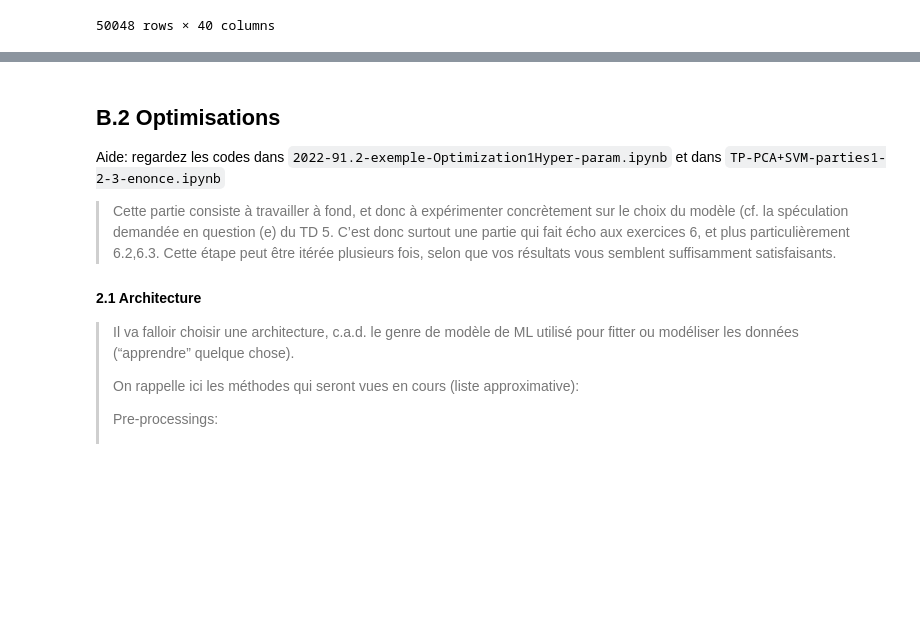
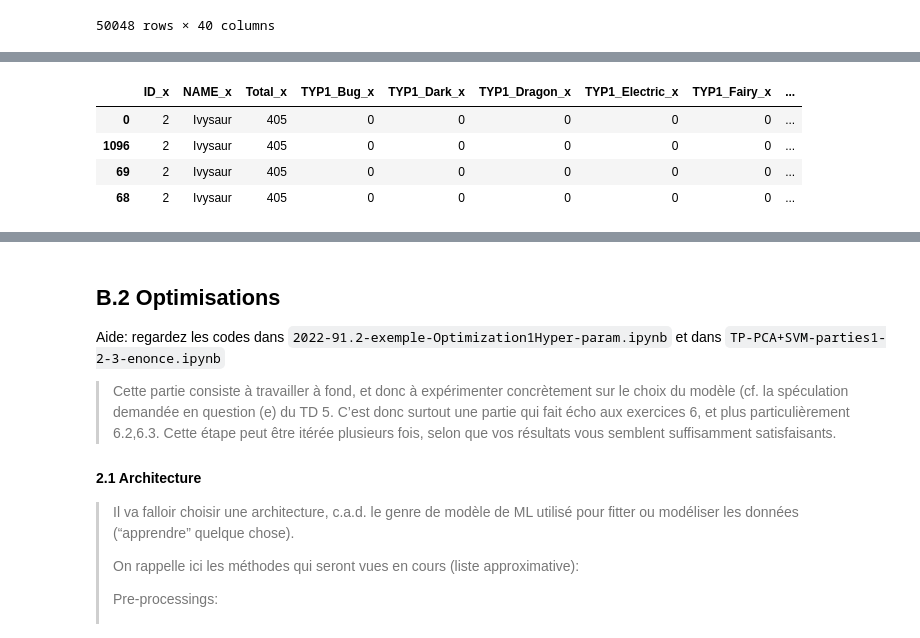
Before and after one commit to ThomasLEBRET/IAS-combatPokemon, a Jupyter notebook: BOUSSOUARFeriel_CORVESTAlex_LEBRETThoams_MANSOURIMarc/projetFinal.ipynb, the cells around one changed output, grey strips where cells are left out. Saved outputs shown, nothing was run; the diff lists cells and outputs as text; code cells hidden in the pictures; blank space fills up the shorter version.

Commit message:
Coefficient des types majeurs mis en relations

```diff
--- a/BOUSSOUARFeriel_CORVESTAlex_LEBRETThoams_MANSOURIMarc/projetFinal.ipynb
+++ b/BOUSSOUARFeriel_CORVESTAlex_LEBRETThoams_MANSOURIMarc/projetFinal.ipynb
@@ -588,0 +521,18 @@ for i in type1.columns:
+# %%
+def parcoursType(typeI):
+    dicoPoke = {}
+    for i in typeI.iterrows():
+        index = i[0]
+        for t in indexOrder:
+            val = i[1][t]
+            if val == 1:
+                dicoPoke[index] = [t]
+    return dicoPoke
+
+T1Dico = parcoursType(type1X)
+T2Dico = parcoursType(type1Y)
+
+for key, val in T1Dico.items():
+    T1Dico[key].append(T2Dico[key])
+
+T1Dico
@@ -588,0 +589,77 @@ for i in type1.columns:
+# %%
+def COEFF(TDico):
+
+    very_effective_dict = {'TYP1_Normal_x': [],
+                           'TYP1_Fighting_x': ['TYP1_Normal_x', 'TYP1_Rock_x', 'TYP1_Steel_x', 'TYP1_Ice_x', 'TYP1_Dark_x'],
+                           'TYP1_Flying_x': ['TYP1_Fighting_x', 'TYP1_Bug_x', 'TYP1_Grass_x'],
+                           'TYP1_Poison_x': ['TYP1_Grass_x', 'TYP1_Fairy_x'],
+                           'TYP1_Ground_x': ['TYP1_Poison_x', 'TYP1_Rock_x', 'TYP1_Steel_x', 'TYP1_Fire_x', 'TYP1_Electric_x'],
+                           'TYP1_Rock_x': ['TYP1_Flying_x', 'TYP1_Bug_x', 'TYP1_Fire_x', 'TYP1_Ice_x'],
+                           'TYP1_Bug_x': ['TYP1_Grass_x', 'TYP1_Psychic_x', 'TYP1_Dark_x'],
+                           'TYP1_Ghost_x': ['TYP1_Ghost_x', 'TYP1_Psychic_x'],
+                           'TYP1_Steel_x': ['TYP1_Rock_x', 'TYP1_Ice_x', 'TYP1_Fairy_x'],
+                           'TYP1_Fire_x': ['TYP1_Bug_x', 'TYP1_Steel_x', 'TYP1_Grass_x', 'TYP1_Ice_x'],
+                           'TYP1_Water_x': ['TYP1_Ground_x', 'TYP1_Rock_x', 'TYP1_Fire_x'],
+                           'TYP1_Grass_x': ['TYP1_Ground_x', 'TYP1_Rock_x', 'TYP1_Water_x'],
+                           'TYP1_Electric_x': ['TYP1_Flying_x', 'TYP1_Water_x'],
+                           'TYP1_Psychic_x': ['TYP1_Fighting_x', 'TYP1_Poison_x'],
+                           'TYP1_Ice_x': ['TYP1_Flying_x', 'TYP1_Ground_x', 'TYP1_Grass_x', 'TYP1_Dragon_x'],
+                           'TYP1_Dragon_x': ['TYP1_Dragon_x'],
+                           'TYP1_Dark_x': ['TYP1_Ghost_x', 'TYP1_Psychic_x'],
+                           'TYP1_Fairy_x': ['TYP1_Fighting_x', 'TYP1_Dragon_x', 'TYP1_Dark_x'],
+                           'TYP1_NA_x': []}
+
+    not_very_effective_dict = {'TYP1_Normal_x': ['TYP1_Rock_x', 'TYP1_Steel_x'],
+                               'TYP1_Fighting_x': ['TYP1_Flying_x', 'TYP1_Poison_x', 'TYP1_Bug_x', 'TYP1_Psychic_x', 'TYP1_Fairy_x'],
+                               'TYP1_Flying_x': ['TYP1_Rock_x', 'TYP1_Steel_x', 'TYP1_Electric_x'],
+                               'TYP1_Poison_x': ['TYP1_Poison_x', 'TYP1_Rock_x', 'TYP1_Ground_x', 'TYP1_Ghost_x'],
+                               'TYP1_Ground_x': ['TYP1_Bug_x', 'TYP1_Grass_x'],
+                               'TYP1_Rock_x': ['TYP1_Fighting_x', 'TYP1_Ground_x', 'TYP1_Steel_x'],
+                               'TYP1_Bug_x': ['TYP1_Fighting_x', 'TYP1_Flying_x', 'TYP1_Poison_x', 'TYP1_Ghost_x', 'TYP1_Steel_x', 'TYP1_Fire_x', 'TYP1_Fairy_x'],
+                               'TYP1_Ghost_x': ['TYP1_Dark_x'],
+                               'TYP1_Steel_x': ['TYP1_Steel_x', 'TYP1_Fire_x', 'TYP1_Water_x', 'TYP1_Electric_x'],
+                               'TYP1_Fire_x': ['TYP1_Rock_x', 'TYP1_Fire_x', 'TYP1_Water_x', 'TYP1_Dragon_x'],
+                               'TYP1_Water_x': ['TYP1_Water_x', 'TYP1_Grass_x', 'TYP1_Dragon_x'],
+                               'TYP1_Grass_x': ['TYP1_Flying_x', 'TYP1_Poison_x', 'TYP1_Bug_x', 'TYP1_Steel_x', 'TYP1_Fire_x', 'TYP1_Grass_x', 'TYP1_Dragon_x'],
+                               'TYP1_Electric_x': ['TYP1_Grass_x', 'Electric', 'TYP1_Dragon_x'],
+                               'TYP1_Psychic_x': ['TYP1_Steel_x', 'TYP1_Psychic_x'],
+                               'TYP1_Ice_x': ['TYP1_Steel_x', 'TYP1_Fire_x', 'TYP1_Water_x', 'TYP1_Psychic_x'],
+                               'TYP1_Dragon_x': ['TYP1_Steel_x'],
+                               'TYP1_Dark_x': ['TYP1_Fighting_x', 'TYP1_Dark_x', 'TYP1_Fairy_x'],
+                               'TYP1_Fairy_x': ['TYP1_Poison_x', 'TYP1_Steel_x', 'TYP1_Fire_x'],
+                               'TYP1_NA_x': []}
+
+
+
+    coeffTX = [1] * 50127
+    i = 0
+    for key, val in TDico.items():
+        Tx = val[0]
+        Ty = val[1]
+
+        for superEffective in very_effective_dict[Tx]:
+            if superEffective in Ty:
+                #print(Tx, " est super efficace contre ", Ty, " -> x2")
+                coeffTX[i] = 2
+
+        for lessEffective in not_very_effective_dict[Tx]:
+            if lessEffective in Ty:
+                #print(Tx, " est pas très efficace contre ", Ty, " -> x0.5")
+                coeffTX[i] = 0.5
+
+
+        i = i + 1
+    return coeffTX
+
+coeffX = COEFF(T1Dico)
+coeffX = np.array(coeffX)
+X['Coeff_x'] = coeffX.tolist()
+X.columns
+
+#perteHPMoyen = ((ATK / (DEF*50)) * COEFF
+# %% [output]
+|  | ID_x | NAME_x | Total_x | TYP1_Bug_x | TYP1_Dark_x | TYP1_Dragon_x | TYP1_Electric_x | TYP1_Fairy_x | ... |
+| 0 | 2 | Ivysaur | 405 | 0 | 0 | 0 | 0 | 0 | ... |
+| 1096 | 2 | Ivysaur | 405 | 0 | 0 | 0 | 0 | 0 | ... |
+| 69 | 2 | Ivysaur | 405 | 0 | 0 | 0 | 0 | 0 | ... |
+| 68 | 2 | Ivysaur | 405 | 0 | 0 | 0 | 0 | 0 | ... |
```
Also changed, not shown: parts of 7 cells of this notebook.
